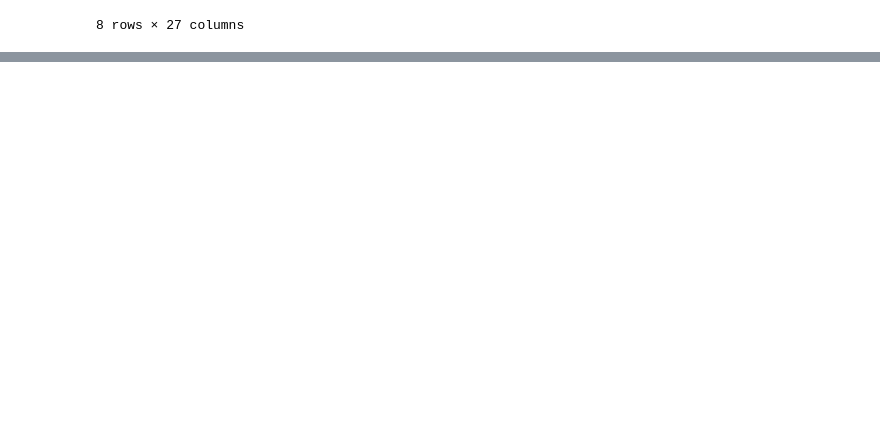
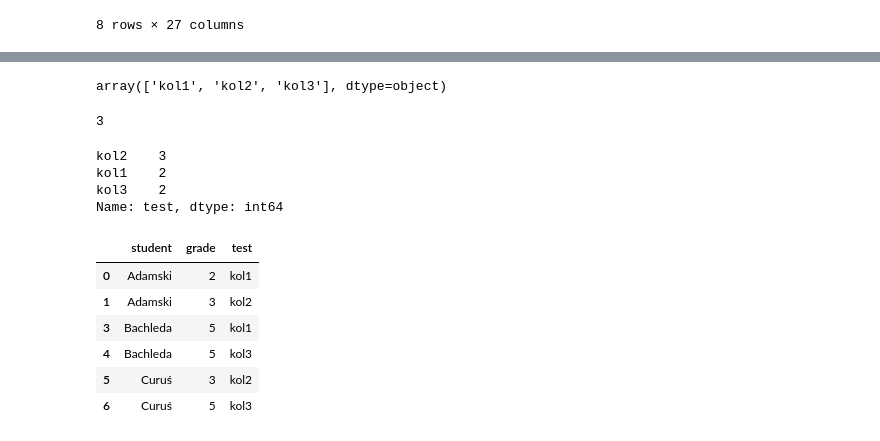
Before and after one commit to trypuz/ai_dla_kazdego, a Jupyter notebook: python_dla_kazdego/python_dla_humanistow.ipynb, the cells around one changed output, grey strips where cells are left out. Drawn from its saved outputs; the diff is of its cells as text; code cells hidden in the pictures; blank space fills up the shorter version.

```diff
--- a/python_dla_kazdego/python_dla_humanistow.ipynb
+++ b/python_dla_kazdego/python_dla_humanistow.ipynb
@@ -2572,0 +2590,25 @@ df.groupby('State').describe().transpose()
+# %%
+df['test'].unique()
+# %% [output]
+array(['kol1', 'kol2', 'kol3'], dtype=object)
+# %%
+df['test'].nunique()
+# %% [output]
+3
+# %%
+df['test'].value_counts()
+# %% [output]
+kol2    3
+kol1    2
+kol3    2
+Name: test, dtype: int64
+# %%
+df.drop_duplicates()
+# %% [output]
+|  | student | grade | test |
+| 0 | Adamski | 2 | kol1 |
+| 1 | Adamski | 3 | kol2 |
+| 3 | Bachleda | 5 | kol1 |
+| 4 | Bachleda | 5 | kol3 |
+| 5 | Curuś | 3 | kol2 |
+| 6 | Curuś | 5 | kol3 |
```
Also changed, not shown: parts of 3 cells of this notebook.
